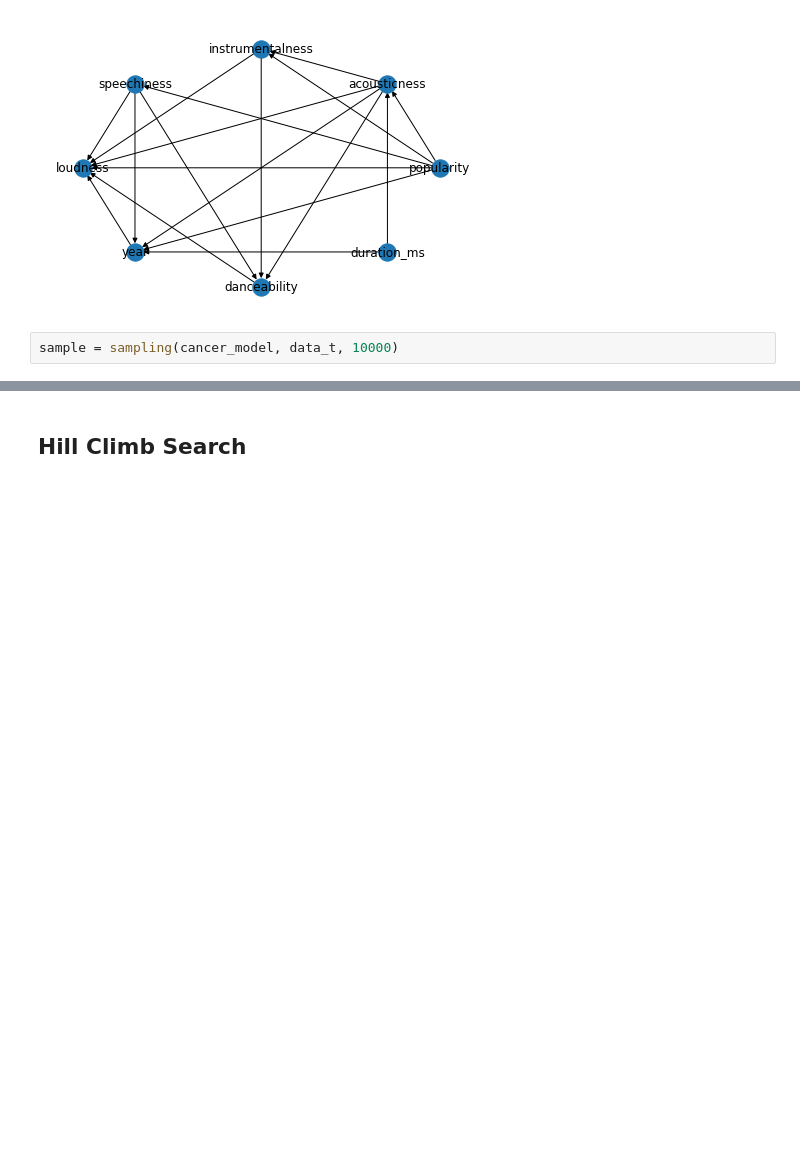
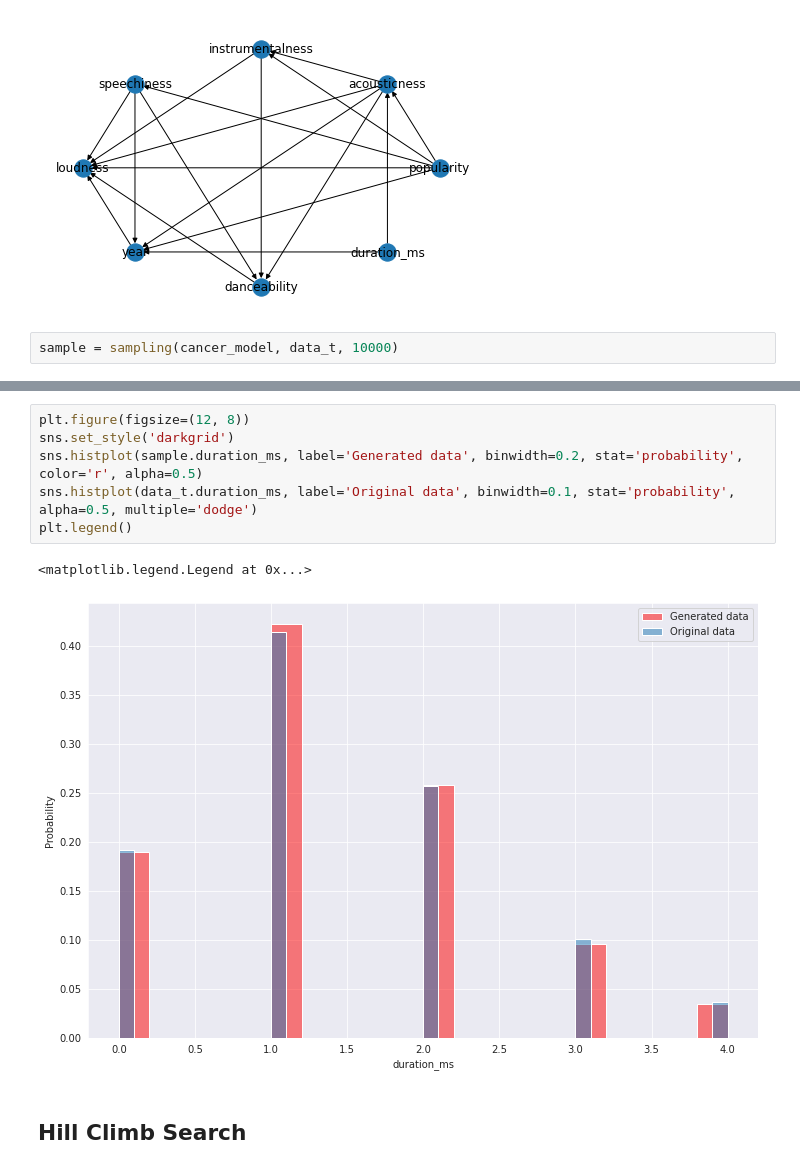
Before and after one commit to KonstantinKrechetov/Data-analysis-course-ITMO, a Jupyter notebook: Lab_3.ipynb, the cells around one changed output, grey strips where cells are left out. Saved outputs shown, nothing was run; the diff lists cells and outputs as text; blank space fills up the shorter version.

```diff
--- a/Lab_3.ipynb
+++ b/Lab_3.ipynb
@@ -334,3 +343,12 @@ plt.legend()
+# %%
+plt.figure(figsize=(12, 8))
+sns.set_style('darkgrid')
+sns.histplot(sample.duration_ms, label='Generated data', binwidth=0.2, stat='probability', color='r', alpha=0.5)
+sns.histplot(data_t.duration_ms, label='Original data', binwidth=0.1, stat='probability', alpha=0.5, multiple='dodge')
+plt.legend()
+# %% [output]
+<matplotlib.legend.Legend at 0x...>
+[figure, added]
 # %% [markdown]
 ## Hill Climb Search
 # %%
```
Also changed, not shown: parts of 8 cells of this notebook.
